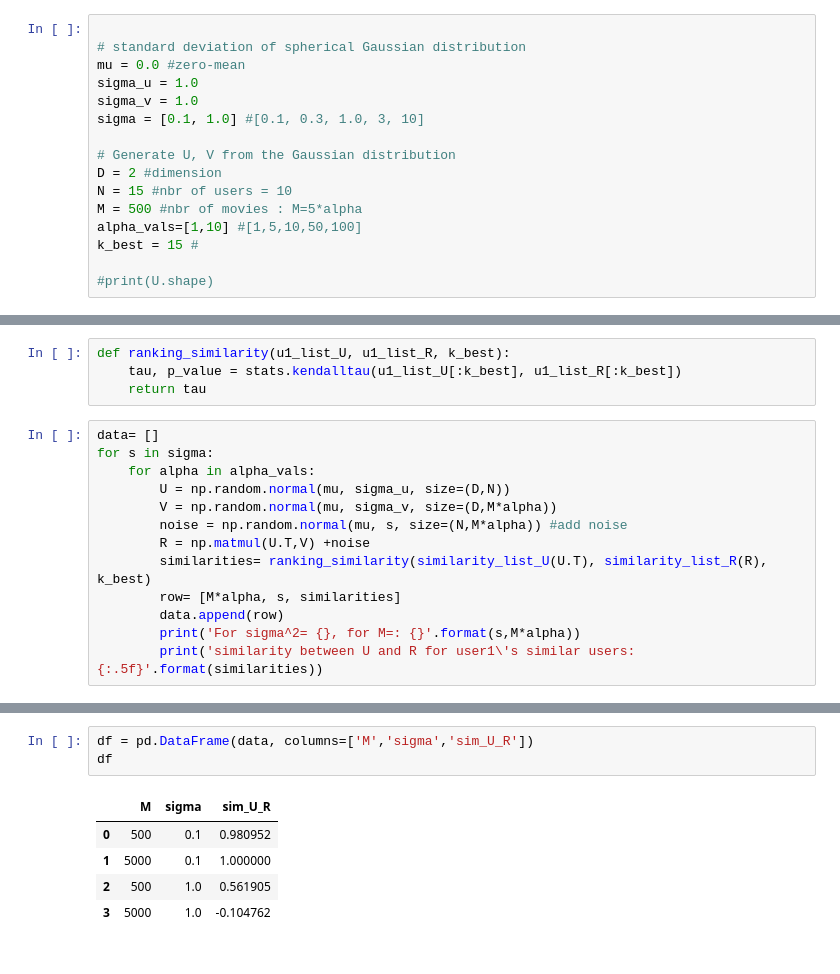
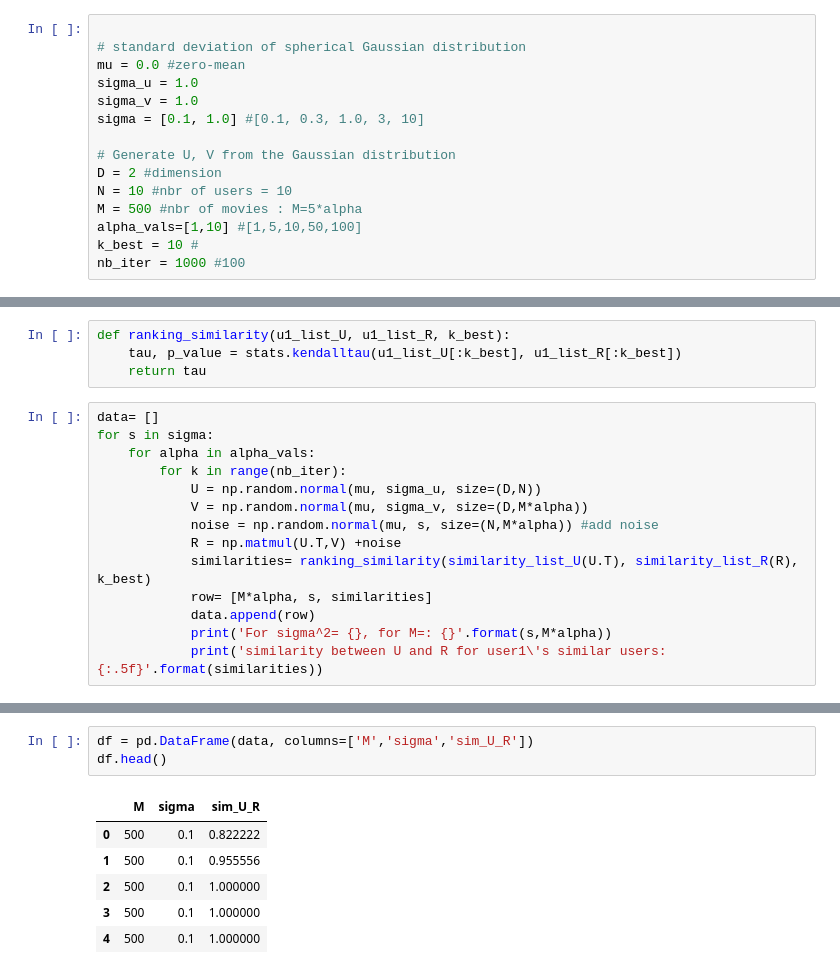
Before and after one commit to EmnaMaghrebi/RecSys, a Jupyter notebook: similarity_function.ipynb, the cells around one changed output, grey strips where cells are left out. Cells and saved outputs as stored; diff of their text form.

```diff
--- a/similarity_function.ipynb
+++ b/similarity_function.ipynb
@@ -13,12 +13,11 @@ sigma = [0.1, 1.0] #[0.1, 0.3, 1.0, 3, 10]
 
 # Generate U, V from the Gaussian distribution
 D = 2 #dimension
-N = 15 #nbr of users = 10
+N = 10 #nbr of users = 10
 M = 500 #nbr of movies : M=5*alpha
 alpha_vals=[1,10] #[1,5,10,50,100]
-k_best = 15 #
-
-#print(U.shape)
+k_best = 10 #
+nb_iter = 1000 #100
 # %%
 def condition(x):
     if x<-2:
@@ -56,14 +55,15 @@ def ranking_similarity(u1_list_U, u1_list_R, k_best):
 data= []
 for s in sigma:
     for alpha in alpha_vals:
-        U = np.random.normal(mu, sigma_u, size=(D,N))
-        V = np.random.normal(mu, sigma_v, size=(D,M*alpha))
-        noise = np.random.normal(mu, s, size=(N,M*alpha)) #add noise
-        R = np.matmul(U.T,V) +noise
-        similarities= ranking_similarity(similarity_list_U(U.T), similarity_list_R(R), k_best)
-        row= [M*alpha, s, similarities]
-        data.append(row)
-        print('For sigma^2= {}, for M=: {}'.format(s,M*alpha))
-        print('similarity between U and R for user1\'s similar users:{:.5f}'.format(similarities))
+        for k in range(nb_iter):
+            U = np.random.normal(mu, sigma_u, size=(D,N))
+            V = np.random.normal(mu, sigma_v, size=(D,M*alpha))
+            noise = np.random.normal(mu, s, size=(N,M*alpha)) #add noise
+            R = np.matmul(U.T,V) +noise
+            similarities= ranking_similarity(similarity_list_U(U.T), similarity_list_R(R), k_best)
+            row= [M*alpha, s, similarities]
+            data.append(row)
+            print('For sigma^2= {}, for M=: {}'.format(s,M*alpha))
+            print('similarity between U and R for user1\'s similar users:{:.5f}'.format(similarities))
 # %% [output]
 For sigma^2= 0.1, for M=: 500
@@ -77,9 +86,10 @@ similarity between U and R for user1's similar users:-0.10476
 # %%
 df = pd.DataFrame(data, columns=['M','sigma','sim_U_R'])
-df
+df.head()
 # %% [output]
 |  | M | sigma | sim_U_R |
-| 0 | 500 | 0.1 | 0.980952 |
-| 1 | 5000 | 0.1 | 1.000000 |
-| 2 | 500 | 1.0 | 0.561905 |
-| 3 | 5000 | 1.0 | -0.104762 |
+| 0 | 500 | 0.1 | 0.822222 |
+| 1 | 500 | 0.1 | 0.955556 |
+| 2 | 500 | 0.1 | 1.000000 |
+| 3 | 500 | 0.1 | 1.000000 |
+| 4 | 500 | 0.1 | 1.000000 |
```
Also changed, not shown: parts of 2 cells of this notebook.
